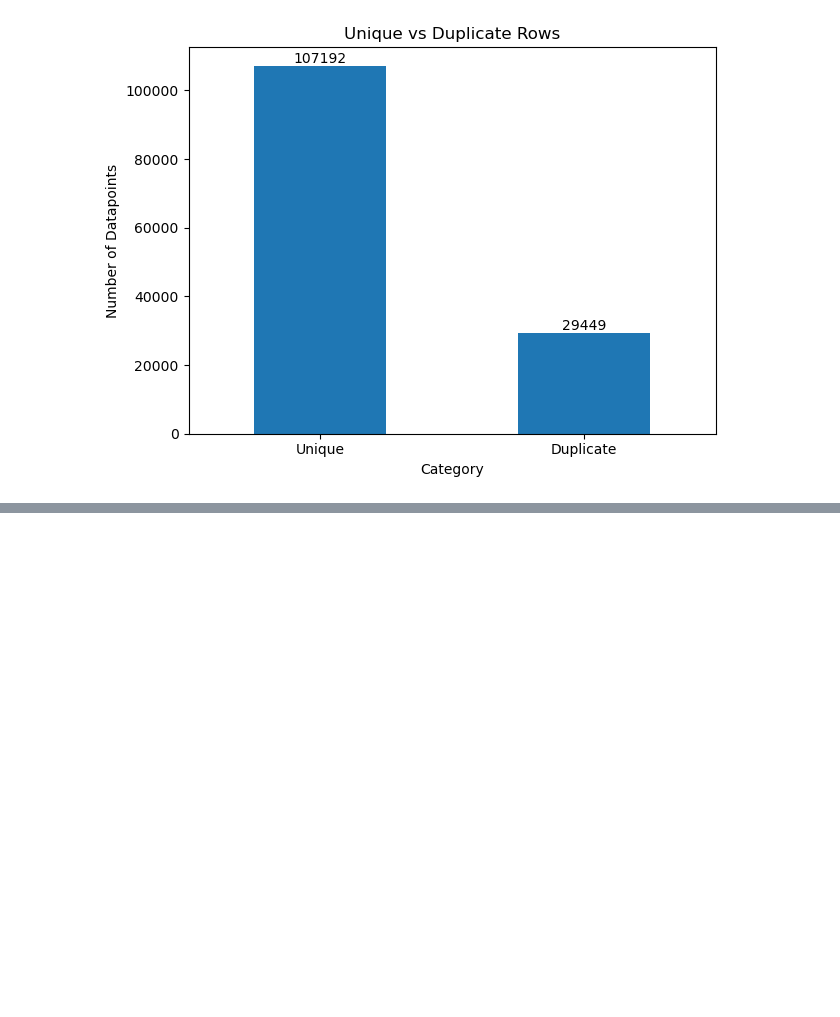
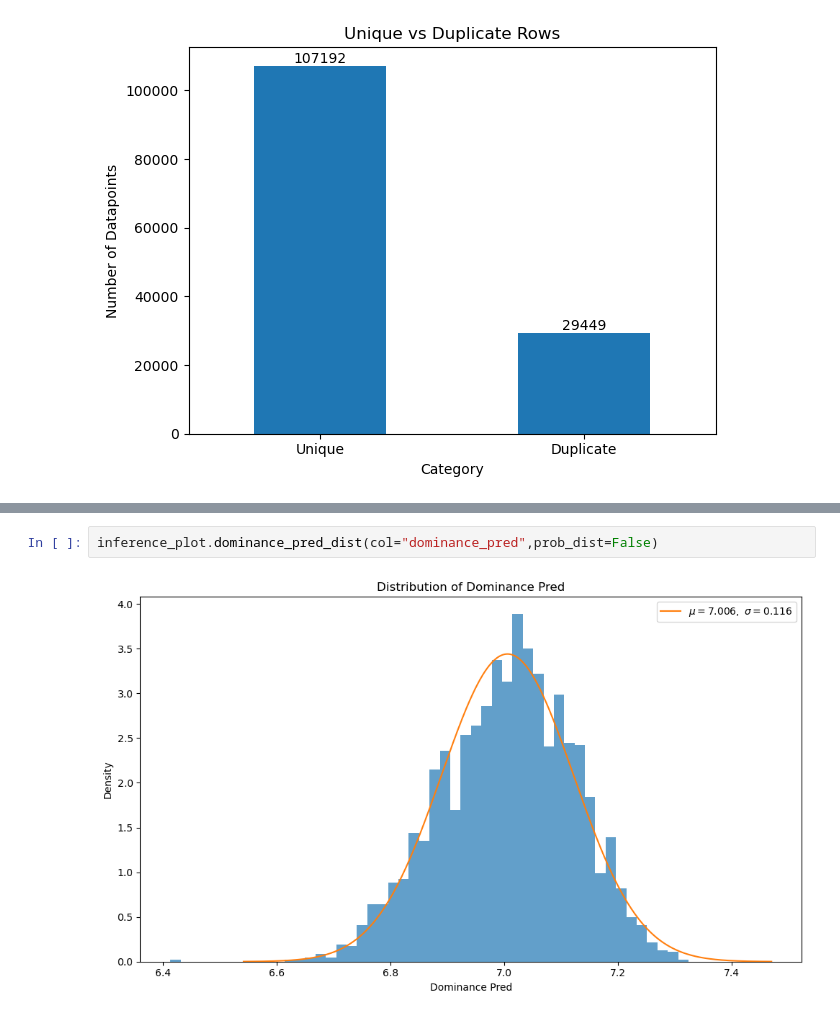
Before and after one commit to AquaJoseph/AuditoryChromaticTransformation, a Jupyter notebook: src/fma/data_anaysis.ipynb, the cells around one changed output, grey strips where cells are left out. Saved outputs shown, nothing was run; the diff lists cells and outputs as text; blank space fills up the shorter version.

```diff
--- a/src/fma/data_anaysis.ipynb
+++ b/src/fma/data_anaysis.ipynb
@@ -171,0 +338,4 @@ plot.unique_vs_duplicate("bar")
+# %%
+inference_plot.dominance_pred_dist(col="dominance_pred",prob_dist=False)
+# %% [output]
+[figure, added]
```
Also changed, not shown: parts of 16 cells of this notebook, 5 other files.
